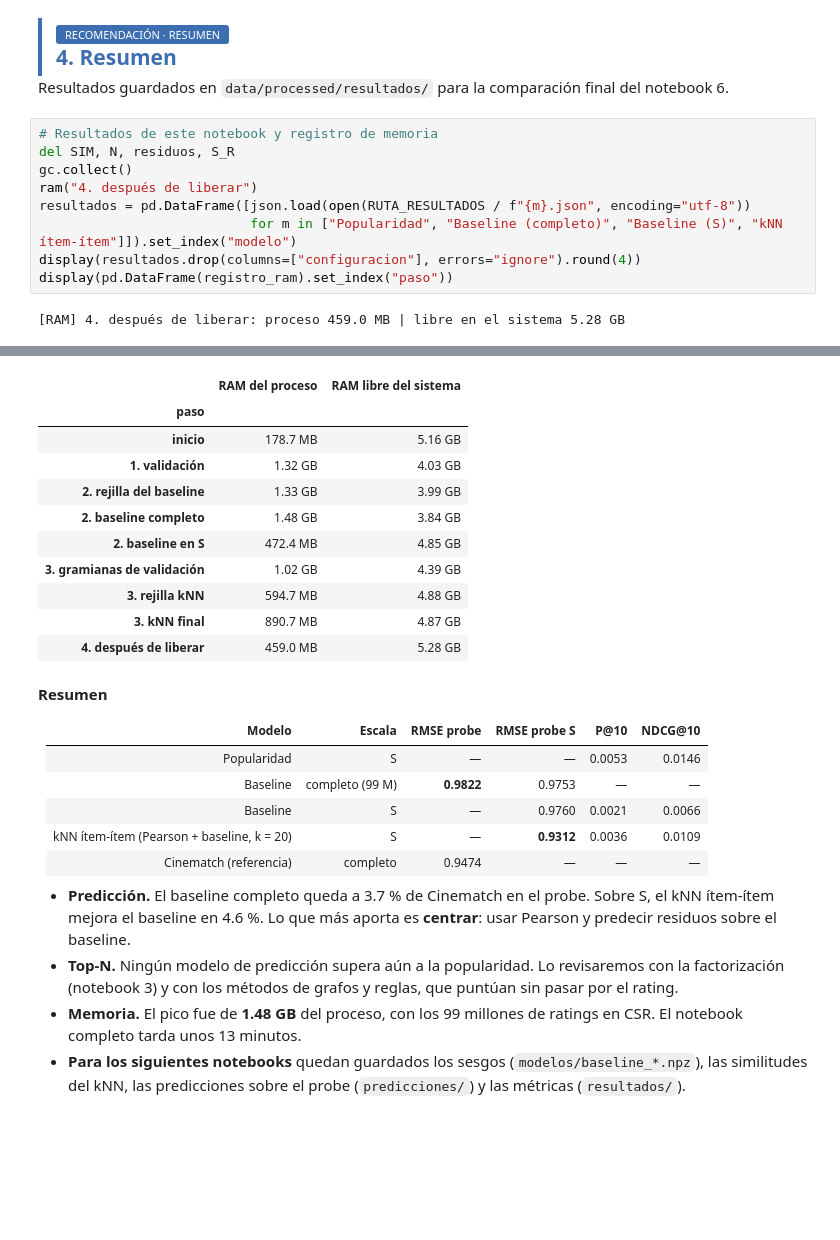
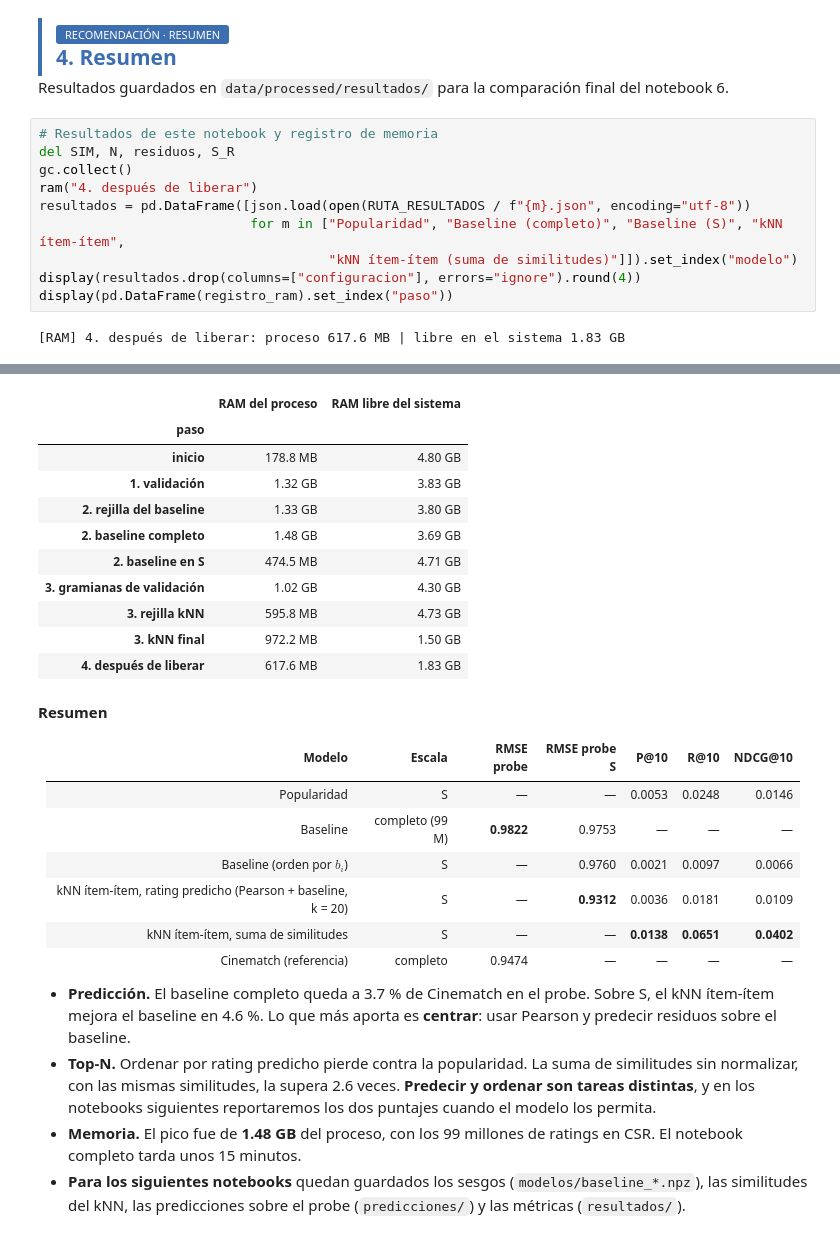
Before and after one commit to makore-0612/T4_DMII, a Jupyter notebook: notebooks/02_baseline_vecindarios.ipynb, the cells around one changed output, grey strips where cells are left out. Saved outputs shown, nothing was run; the diff lists cells and outputs as text; blank space fills up the shorter version.

Commit message:
Top-N del kNN con suma de similitudes (Deshpande y Karypis, 2004) y contexto de las métricas

```diff
--- a/notebooks/02_baseline_vecindarios.ipynb
+++ b/notebooks/02_baseline_vecindarios.ipynb
@@ -880,11 +928,12 @@ del SIM, N, residuos, S_R
 gc.collect()
 ram("4. después de liberar")
 resultados = pd.DataFrame([json.load(open(RUTA_RESULTADOS / f"{m}.json", encoding="utf-8"))
-                           for m in ["Popularidad", "Baseline (completo)", "Baseline (S)", "kNN ítem-ítem"]]).set_index("modelo")
+                           for m in ["Popularidad", "Baseline (completo)", "Baseline (S)", "kNN ítem-ítem",
+                                     "kNN ítem-ítem (suma de similitudes)"]]).set_index("modelo")
 display(resultados.drop(columns=["configuracion"], errors="ignore").round(4))
 display(pd.DataFrame(registro_ram).set_index("paso"))
 # %% [output]
-[RAM] 4. después de liberar: proceso 459.0 MB | libre en el sistema 5.28 GB
+[RAM] 4. después de liberar: proceso 617.6 MB | libre en el sistema 1.83 GB
 |  | tipo | escala | P@10 | R@10 | NDCG@10 | rmse_probe | rmse_probe_S | segundos_entrenamiento | ... |
 | modelo |  |  |  |  |  |  |  |  | ... |
 | Popularidad | top-N | S | 0.0053 | 0.0248 | 0.0146 | NaN | NaN | NaN | ... |
@@ -894,30 +944,32 @@ display(pd.DataFrame(registro_ram).set_index("paso"))
 |  | RAM del proceso | RAM libre del sistema |
 | paso |  |  |
-| inicio | 178.7 MB | 5.16 GB |
-| 1. validación | 1.32 GB | 4.03 GB |
-| 2. rejilla del baseline | 1.33 GB | 3.99 GB |
-| 2. baseline completo | 1.48 GB | 3.84 GB |
-| 2. baseline en S | 472.4 MB | 4.85 GB |
-| 3. gramianas de validación | 1.02 GB | 4.39 GB |
-| 3. rejilla kNN | 594.7 MB | 4.88 GB |
-| 3. kNN final | 890.7 MB | 4.87 GB |
-| 4. después de liberar | 459.0 MB | 5.28 GB |
+| inicio | 178.8 MB | 4.80 GB |
+| 1. validación | 1.32 GB | 3.83 GB |
+| 2. rejilla del baseline | 1.33 GB | 3.80 GB |
+| 2. baseline completo | 1.48 GB | 3.69 GB |
+| 2. baseline en S | 474.5 MB | 4.71 GB |
+| 3. gramianas de validación | 1.02 GB | 4.30 GB |
+| 3. rejilla kNN | 595.8 MB | 4.73 GB |
+| 3. kNN final | 972.2 MB | 1.50 GB |
+| 4. después de liberar | 617.6 MB | 1.83 GB |
 # %% [markdown]
 **Resumen**
 
-| Modelo | Escala | RMSE probe | RMSE probe S | P@10 | NDCG@10 |
-|---|---|---|---|---|---|
-| Popularidad | S | — | — | 0.0053 | 0.0146 |
-| Baseline | completo (99 M) | **0.9822** | 0.9753 | — | — |
-| Baseline | S | — | 0.9760 | 0.0021 | 0.0066 |
-| kNN ítem-ítem (Pearson + baseline, k = 20) | S | — | **0.9312** | 0.0036 | 0.0109 |
-| Cinematch (referencia) | completo | 0.9474 | — | — | — |
+| Modelo | Escala | RMSE probe | RMSE probe S | P@10 | R@10 | NDCG@10 |
+|---|---|---|---|---|---|---|
+| Popularidad | S | — | — | 0.0053 | 0.0248 | 0.0146 |
+| Baseline | completo (99 M) | **0.9822** | 0.9753 | — | — | — |
+| Baseline (orden por $b_i$) | S | — | 0.9760 | 0.0021 | 0.0097 | 0.0066 |
+| kNN ítem-ítem, rating predicho (Pearson + baseline, k = 20) | S | — | **0.9312** | 0.0036 | 0.0181 | 0.0109 |
+| kNN ítem-ítem, suma de similitudes | S | — | — | **0.0138** | **0.0651** | **0.0402** |
+| Cinematch (referencia) | completo | 0.9474 | — | — | — | — |
 
 - **Predicción.** El baseline completo queda a 3.7 % de Cinematch en el probe. Sobre S, el kNN ítem-ítem mejora el
   baseline en 4.6 %. Lo que más aporta es **centrar**: usar Pearson y predecir residuos sobre el baseline.
-- **Top-N.** Ningún modelo de predicción supera aún a la popularidad. Lo revisaremos con la factorización (notebook 3) y
-  con los métodos de grafos y reglas, que puntúan sin pasar por el rating.
+- **Top-N.** Ordenar por rating predicho pierde contra la popularidad. La suma de similitudes sin normalizar, con las
+  mismas similitudes, la supera 2.6 veces. **Predecir y ordenar son tareas distintas**, y en los notebooks siguientes
+  reportaremos los dos puntajes cuando el modelo los permita.
 - **Memoria.** El pico fue de **1.48 GB** del proceso, con los 99 millones de ratings en CSR. El notebook completo tarda
-  unos 13 minutos.
+  unos 15 minutos.
 - **Para los siguientes notebooks** quedan guardados los sesgos (`modelos/baseline_*.npz`), las similitudes del kNN, las
   predicciones sobre el probe (`predicciones/`) y las métricas (`resultados/`).
```
Also changed, not shown: parts of 15 cells of this notebook.
